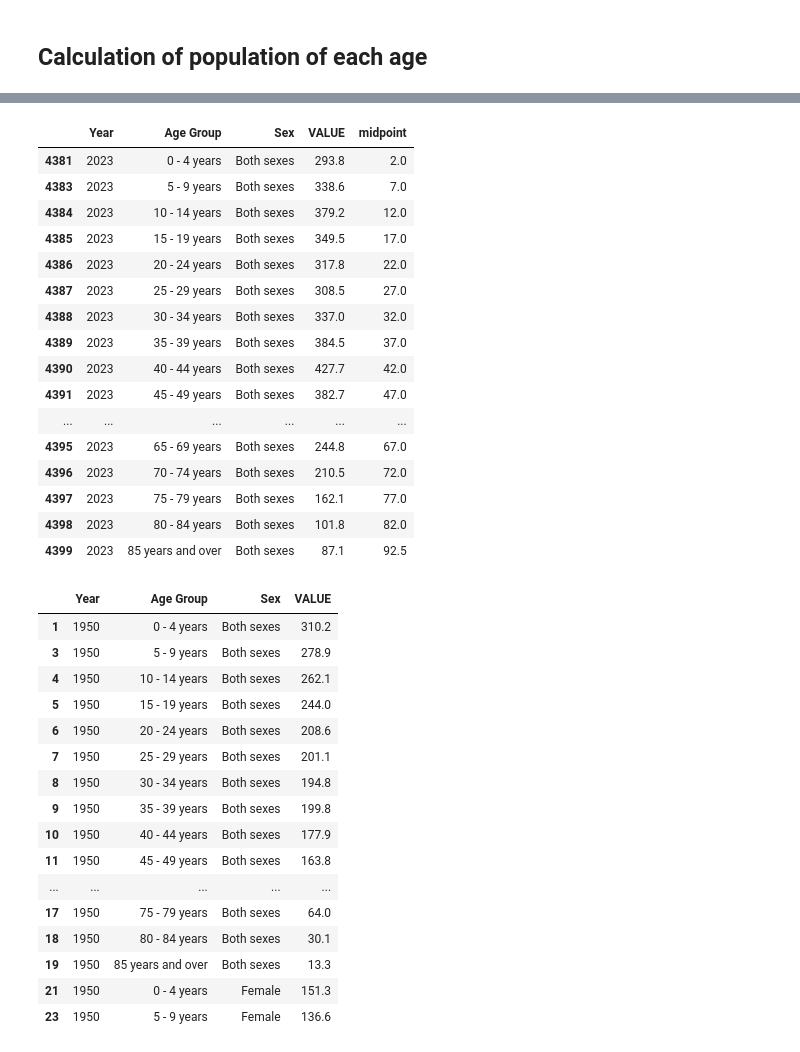
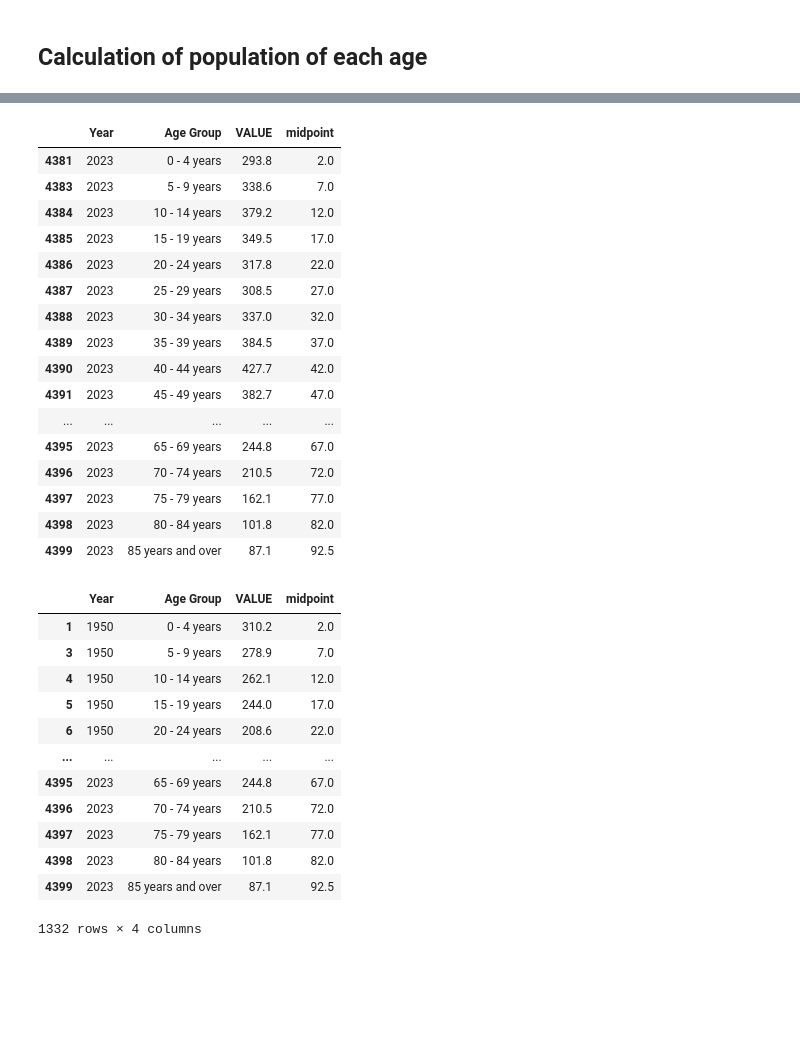
Before and after one commit to IlliaFadieiev/CA1, a Jupyter notebook: CA_main.ipynb, the cells around one changed output, grey strips where cells are left out. Drawn from its saved outputs; the diff is of its cells as text; code cells hidden in the pictures; blank space fills up the shorter version.

```diff
--- a/CA_main.ipynb
+++ b/CA_main.ipynb
@@ -212,7 +230,8 @@ plot_population_pyramid(df, [2023, 1991, 1950])
 # %% [markdown]
 ## Counting the average age
 # %%
+saved_df = df
 both_sexes_df = df[(df['Sex'] == 'Both sexes')].copy()
-saved_df = df
+both_sexes_df.drop('Sex', axis=1, inplace=True)
 both_sexes_df.head(20)
 # %% [output]
@@ -505,41 +666,37 @@ print(formatted_predictions_df)
 # %%
 both_sexes_df[both_sexes_df['Year'] == prediction_year]
 # %% [output]
-|  | Year | Age Group | Sex | VALUE | midpoint |
-| 4381 | 2023 | 0 - 4 years | Both sexes | 293.8 | 2.0 |
-| 4383 | 2023 | 5 - 9 years | Both sexes | 338.6 | 7.0 |
-| 4384 | 2023 | 10 - 14 years | Both sexes | 379.2 | 12.0 |
-| 4385 | 2023 | 15 - 19 years | Both sexes | 349.5 | 17.0 |
-| 4386 | 2023 | 20 - 24 years | Both sexes | 317.8 | 22.0 |
-| 4387 | 2023 | 25 - 29 years | Both sexes | 308.5 | 27.0 |
-| 4388 | 2023 | 30 - 34 years | Both sexes | 337.0 | 32.0 |
-| 4389 | 2023 | 35 - 39 years | Both sexes | 384.5 | 37.0 |
-| 4390 | 2023 | 40 - 44 years | Both sexes | 427.7 | 42.0 |
-| 4391 | 2023 | 45 - 49 years | Both sexes | 382.7 | 47.0 |
-| ... | ... | ... | ... | ... | ... |
-| 4395 | 2023 | 65 - 69 years | Both sexes | 244.8 | 67.0 |
-| 4396 | 2023 | 70 - 74 years | Both sexes | 210.5 | 72.0 |
-| 4397 | 2023 | 75 - 79 years | Both sexes | 162.1 | 77.0 |
-| 4398 | 2023 | 80 - 84 years | Both sexes | 101.8 | 82.0 |
-| 4399 | 2023 | 85 years and over | Both sexes | 87.1 | 92.5 |
+|  | Year | Age Group | VALUE | midpoint |
+| 4381 | 2023 | 0 - 4 years | 293.8 | 2.0 |
+| 4383 | 2023 | 5 - 9 years | 338.6 | 7.0 |
+| 4384 | 2023 | 10 - 14 years | 379.2 | 12.0 |
+| 4385 | 2023 | 15 - 19 years | 349.5 | 17.0 |
+| 4386 | 2023 | 20 - 24 years | 317.8 | 22.0 |
+| 4387 | 2023 | 25 - 29 years | 308.5 | 27.0 |
+| 4388 | 2023 | 30 - 34 years | 337.0 | 32.0 |
+| 4389 | 2023 | 35 - 39 years | 384.5 | 37.0 |
+| 4390 | 2023 | 40 - 44 years | 427.7 | 42.0 |
+| 4391 | 2023 | 45 - 49 years | 382.7 | 47.0 |
+| ... | ... | ... | ... | ... |
+| 4395 | 2023 | 65 - 69 years | 244.8 | 67.0 |
+| 4396 | 2023 | 70 - 74 years | 210.5 | 72.0 |
+| 4397 | 2023 | 75 - 79 years | 162.1 | 77.0 |
+| 4398 | 2023 | 80 - 84 years | 101.8 | 82.0 |
+| 4399 | 2023 | 85 years and over | 87.1 | 92.5 |
 # %%
-df = saved_df
-df.head(20)
+df = both_sexes_df
+df
 # %% [output]
-|  | Year | Age Group | Sex | VALUE |
-| 1 | 1950 | 0 - 4 years | Both sexes | 310.2 |
-| 3 | 1950 | 5 - 9 years | Both sexes | 278.9 |
-| 4 | 1950 | 10 - 14 years | Both sexes | 262.1 |
-| 5 | 1950 | 15 - 19 years | Both sexes | 244.0 |
-| 6 | 1950 | 20 - 24 years | Both sexes | 208.6 |
-| 7 | 1950 | 25 - 29 years | Both sexes | 201.1 |
-| 8 | 1950 | 30 - 34 years | Both sexes | 194.8 |
-| 9 | 1950 | 35 - 39 years | Both sexes | 199.8 |
-| 10 | 1950 | 40 - 44 years | Both sexes | 177.9 |
-| 11 | 1950 | 45 - 49 years | Both sexes | 163.8 |
+|  | Year | Age Group | VALUE | midpoint |
+| 1 | 1950 | 0 - 4 years | 310.2 | 2.0 |
+| 3 | 1950 | 5 - 9 years | 278.9 | 7.0 |
+| 4 | 1950 | 10 - 14 years | 262.1 | 12.0 |
+| 5 | 1950 | 15 - 19 years | 244.0 | 17.0 |
+| 6 | 1950 | 20 - 24 years | 208.6 | 22.0 |
 | ... | ... | ... | ... | ... |
-| 17 | 1950 | 75 - 79 years | Both sexes | 64.0 |
-| 18 | 1950 | 80 - 84 years | Both sexes | 30.1 |
-| 19 | 1950 | 85 years and over | Both sexes | 13.3 |
-| 21 | 1950 | 0 - 4 years | Female | 151.3 |
-| 23 | 1950 | 5 - 9 years | Female | 136.6 |
+| 4395 | 2023 | 65 - 69 years | 244.8 | 67.0 |
+| 4396 | 2023 | 70 - 74 years | 210.5 | 72.0 |
+| 4397 | 2023 | 75 - 79 years | 162.1 | 77.0 |
+| 4398 | 2023 | 80 - 84 years | 101.8 | 82.0 |
+| 4399 | 2023 | 85 years and over | 87.1 | 92.5 |
+1332 rows × 4 columns
```
Also changed, not shown: parts of 40 cells of this notebook.
